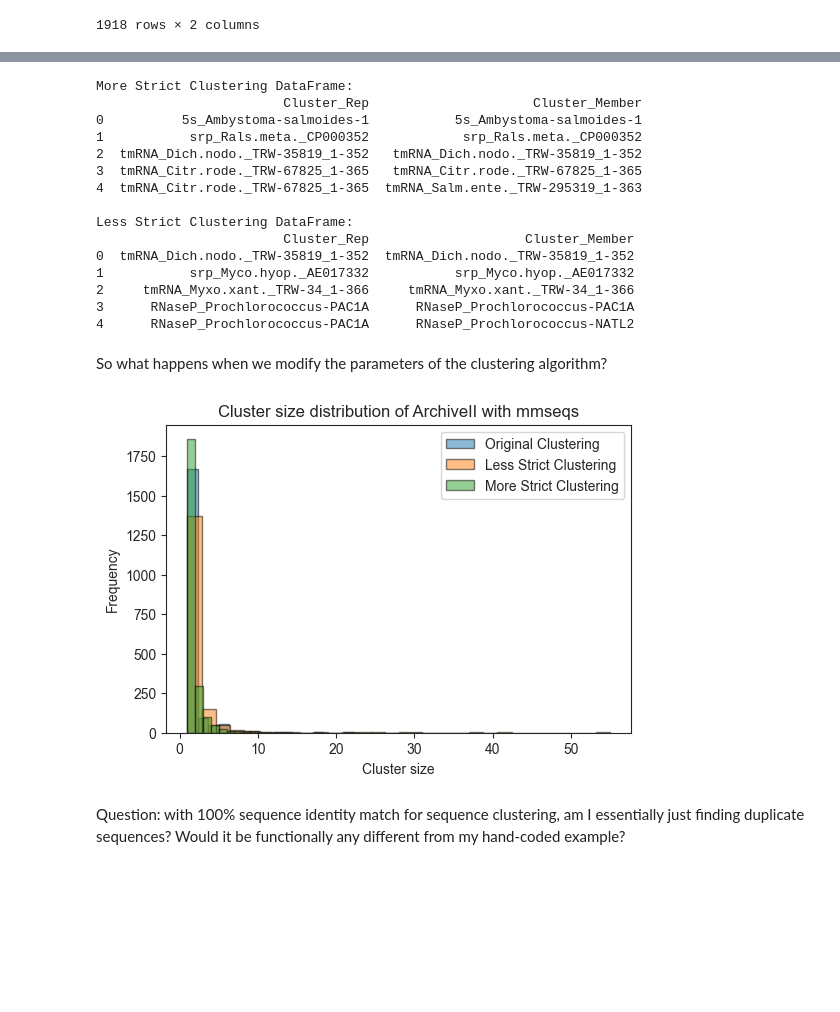
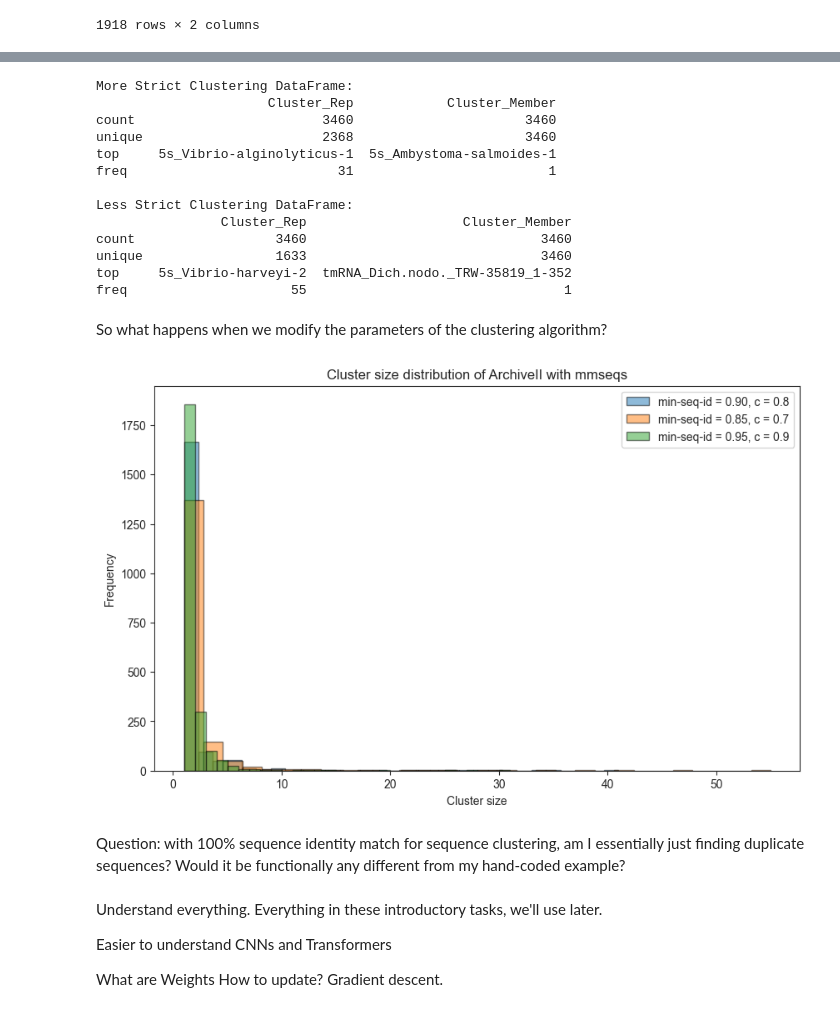
Before and after one commit to fishnsotong/rna-ss, a Jupyter notebook: notebooks/02-clustering.ipynb, the cells around one changed output, grey strips where cells are left out. Saved outputs shown, nothing was run; the diff lists cells and outputs as text; code cells hidden in the pictures; blank space fills up the shorter version.

```diff
--- a/notebooks/02-clustering.ipynb
+++ b/notebooks/02-clustering.ipynb
@@ -312,51 +336,60 @@ cluster_df_less_strict = pd.read_csv(file_path_less_strict, sep='\t', header=Non
 
 # Display the first few rows of each DataFrame
 print("More Strict Clustering DataFrame:")
-print(cluster_df_more_strict.head())
+print(cluster_df_more_strict.describe())
 
 print("\nLess Strict Clustering DataFrame:")
-print(cluster_df_less_strict.head())
+print(cluster_df_less_strict.describe())
 # %% [output]
 More Strict Clustering DataFrame:
-                        Cluster_Rep                     Cluster_Member
-0          5s_Ambystoma-salmoides-1           5s_Ambystoma-salmoides-1
-1           srp_Rals.meta._CP000352            srp_Rals.meta._CP000352
-2  tmRNA_Dich.nodo._TRW-35819_1-352   tmRNA_Dich.nodo._TRW-35819_1-352
-3  tmRNA_Citr.rode._TRW-67825_1-365   tmRNA_Citr.rode._TRW-67825_1-365
-4  tmRNA_Citr.rode._TRW-67825_1-365  tmRNA_Salm.ente._TRW-295319_1-363
+                      Cluster_Rep            Cluster_Member
+count                        3460                      3460
+unique                       2368                      3460
+top     5s_Vibrio-alginolyticus-1  5s_Ambystoma-salmoides-1
+freq                           31                         1
 
 Less Strict Clustering DataFrame:
-                        Cluster_Rep                    Cluster_Member
-0  tmRNA_Dich.nodo._TRW-35819_1-352  tmRNA_Dich.nodo._TRW-35819_1-352
-1           srp_Myco.hyop._AE017332           srp_Myco.hyop._AE017332
-2     tmRNA_Myxo.xant._TRW-34_1-366     tmRNA_Myxo.xant._TRW-34_1-366
-3      RNaseP_Prochlorococcus-PAC1A      RNaseP_Prochlorococcus-PAC1A
-4      RNaseP_Prochlorococcus-PAC1A      RNaseP_Prochlorococcus-NATL2
+                Cluster_Rep                    Cluster_Member
+count                  3460                              3460
+unique                 1633                              3460
+top     5s_Vibrio-harveyi-2  tmRNA_Dich.nodo._TRW-35819_1-352
+freq                     55                                 1
 # %% [markdown]
 So what happens when we modify the parameters of the clustering algorithm?
 # %%
 import matplotlib.pyplot as plt
-
+#TODO: is it possible to specify bin width? Because they look weird.
 # Plot the histogram of cluster size distributions for all three dataframes on the same figure
-plt.figure(figsize=(6, 4))
+plt.figure(figsize=(10, 6))
 
 # Plot for the original clustering
-plt.hist(cluster_size_sorted['Cluster_Size'], bins=30, alpha=0.5, label='Original Clustering', edgecolor='k', log=False)
+plt.hist(cluster_size_sorted['Cluster_Size'], bins=30, alpha=0.5, label='min-seq-id = 0.90, c = 0.8', edgecolor='k', log=False)
 
 # Plot for the less strict clustering
 cluster_size_less_strict = cluster_df_less_strict.groupby('Cluster_Rep').size().reset_index(name='Cluster_Size')
-plt.hist(cluster_size_less_strict['Cluster_Size'], bins=30, alpha=0.5, label='Less Strict Clustering', edgecolor='k', log=False)
+plt.hist(cluster_size_less_strict['Cluster_Size'], bins=30, alpha=0.5, label='min-seq-id = 0.85, c = 0.7', edgecolor='k', log=False)
 
 # Plot for the more strict clustering
 cluster_size_more_strict = cluster_df_more_strict.groupby('Cluster_Rep').size().reset_index(name='Cluster_Size')
-plt.hist(cluster_size_more_strict['Cluster_Size'], bins=30, alpha=0.5, label='More Strict Clustering', edgecolor='k', log=False)
+plt.hist(cluster_size_more_strict['Cluster_Size'], bins=30, alpha=0.5, label='min-seq-id = 0.95, c = 0.9', edgecolor='k', log=False)
 
 plt.title('Cluster size distribution of ArchiveII with mmseqs')
 plt.xlabel('Cluster size')
 plt.ylabel('Frequency')
 plt.legend()
 plt.show()
+
+
+# do a study of the cluster size distribution with respect to individual parameters – try different coverage modes
 # %% [output]
-[figure, old version]
+[figure, new version]
 # %% [markdown]
 Question: with 100% sequence identity match for sequence clustering, am I essentially just finding duplicate sequences? Would it be functionally any different from my hand-coded example?
+# %% [markdown]
+Understand everything. Everything in these introductory tasks, we'll use later.
+
+Easier to understand CNNs and Transformers
+
+What are Weights
+How to update?
+Gradient descent.
```
Also changed, not shown: parts of 2 cells of this notebook, 2 other files.
